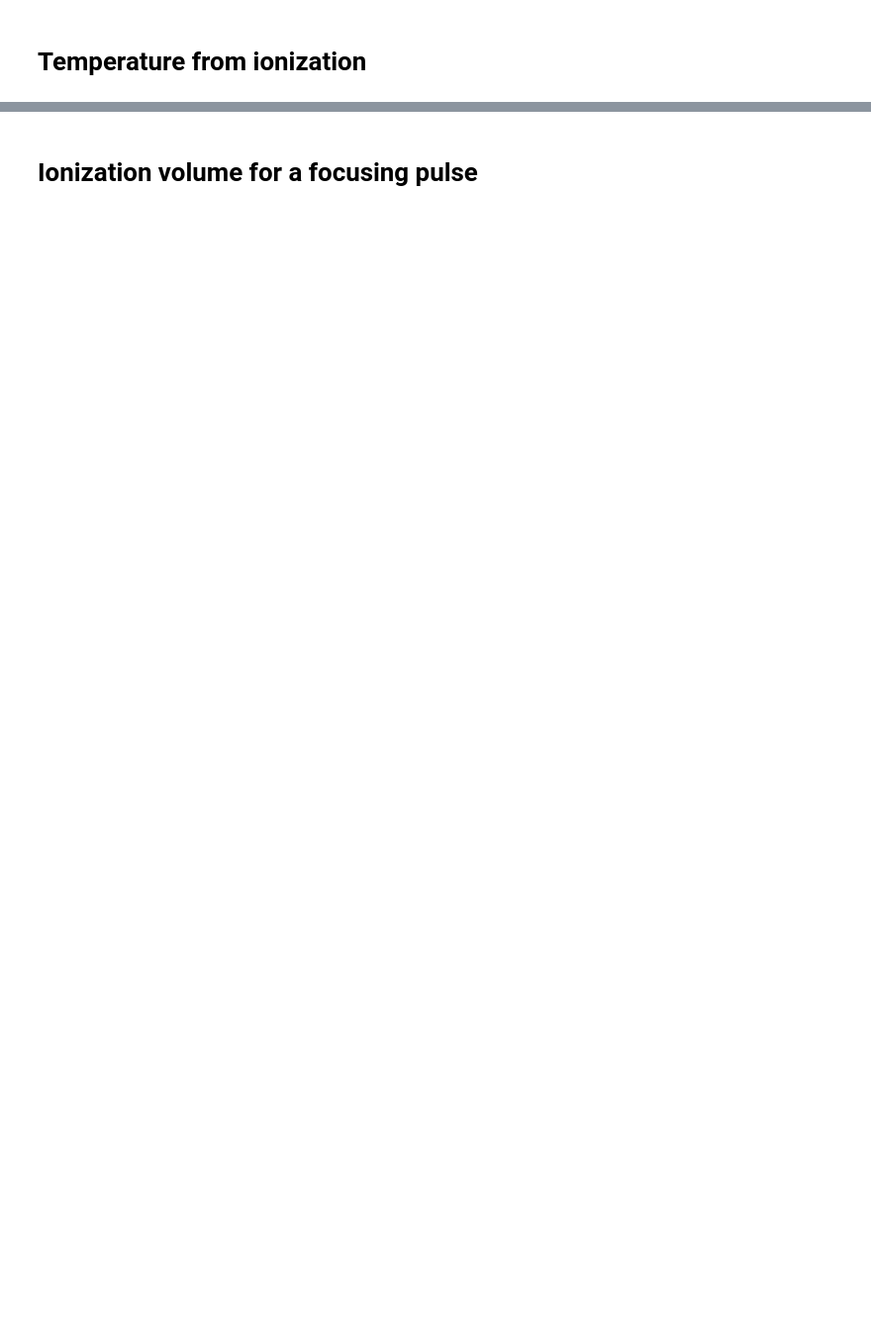
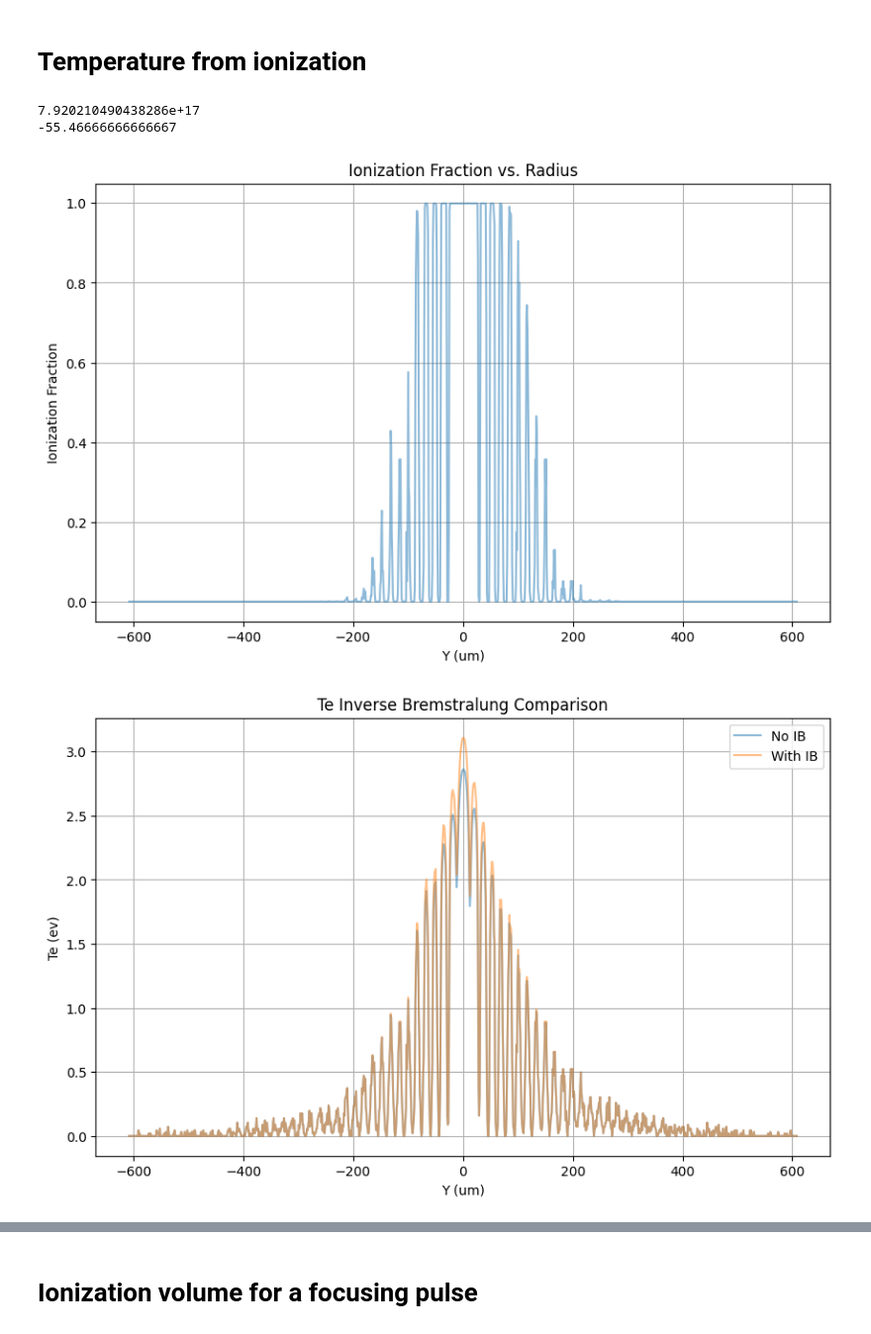
Before and after one commit to chequp-org/chequp, a Jupyter notebook: initial_condition/Plasma_heating.ipynb, the cells around one changed output, grey strips where cells are left out. Shown at 99% size. Saved outputs shown, nothing was run; the diff lists cells and outputs as text; code cells hidden in the pictures; blank space fills up the shorter version.

```diff
--- a/initial_condition/Plasma_heating.ipynb
+++ b/initial_condition/Plasma_heating.ipynb
@@ -56,7 +68,7 @@ def get_ib_heating_rate( a, n0, kin_energy, ioniz_frac, lambd ):
 
 @numba.njit
 def get_fraction_and_temperature( a0, tau, lambd, ell, npts_per_wavelength=80,
-        compute_inverse_bremsstrahlung=False, n0=0., npts_per_tau_ib=80 ):
+        compute_inverse_bremsstrahlung=False, n0=1.25e24, npts_per_tau_ib=80 ):
     """
     a0: Peak laser amplitude
     tau: laser duration
@@ -118,9 +130,52 @@ def get_fraction_and_temperature( a0, tau, lambd, ell, npts_per_wavelength=80,
 
     return ioniz_frac, T, t
 # %%
-a0 = 0.05
+intensity_data = pd.read_csv('/Users/cmccombs/WarpxFiles/axicon_intensity/Iyz_wm2.csv', header=None)
+y = pd.read_csv('/Users/cmccombs/WarpxFiles/axicon_intensity/y.csv', header=None)
+x= np.linspace(-6.08e02, 6.08e02, 1936)
+central_slice = intensity_data.values[:, intensity_data.shape[1] // 2]
+average = sum(central_slice[0:30])/len(central_slice[0:30])
+print(np.min(central_slice))
+central_slice = central_slice - average
+print(sum(central_slice[0:30])/len(central_slice[0:30]))
+lambd = 0.8e-6
+a0 = e * lambd/(np.pi * m_e * c) * np.sqrt(central_slice/(2 * epsilon_0 * c**3))
+
 tau = 30e-15
-lambd = 0.8e-6
+Te=np.zeros_like(a0)
+Ionfrac = np.zeros_like(a0)
+Te2=np.zeros_like(a0)
+Ionfrac2 = np.zeros_like(a0)
 ell = np.array([0,1])
+for i in range(len(a0)):
+    ioniz_frac, T, _ = get_fraction_and_temperature(a0[i], tau, lambd, ell)
+    Te[i] = T
+    Ionfrac[i] = ioniz_frac
+for i in range(len(a0)):
+    ioniz_frac, T, _ = get_fraction_and_temperature(a0[i], tau, lambd, ell, compute_inverse_bremsstrahlung=True)
+    Te2[i] = T
+    Ionfrac2[i] = ioniz_frac
+# Plot adjustments
+plt.figure(figsize=(10, 6))  # Larger figure size
+plt.plot(y, Ionfrac2, alpha=0.5)  # Smaller points with some transparency
+plt.title('Ionization Fraction vs. Radius')  # Title
+plt.xlabel('Y (um)')  # X-axis label
+plt.ylabel('Ionization Fraction')  # Y-axis label
+plt.grid(True)  # Add gridlines
 
-get_fraction_and_temperature( a0, tau, lambd, ell )
+plt.show()
+
+plt.figure(figsize=(10, 6))  # Larger figure size
+plt.plot(y, Te, alpha=0.5, label='No IB')  # Smaller points with some transparency and label
+plt.plot(y, Te2, alpha=0.5, label='With IB')
+plt.title('Te Inverse Bremstralung Comparison')
+plt.xlabel('Y (um)')  # X-axis label
+plt.ylabel('Te (ev)')  # Y-axis label
+plt.legend()  # Display the legend
+plt.grid(True)  # Add gridlines
+plt.show()
+# %% [output]
+7.920210490438286e+17
+-55.46666666666667
+[figure, added]
+[figure, added]
```
Also changed, not shown: parts of 6 cells of this notebook.
